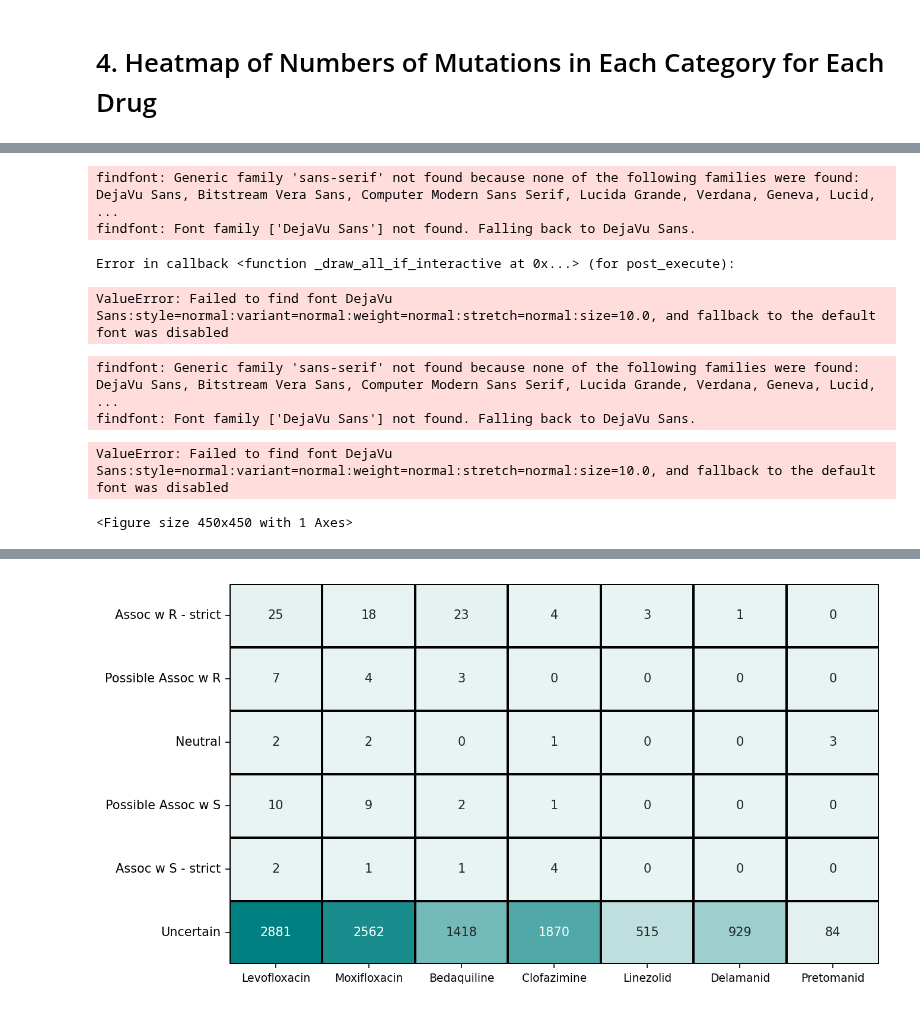
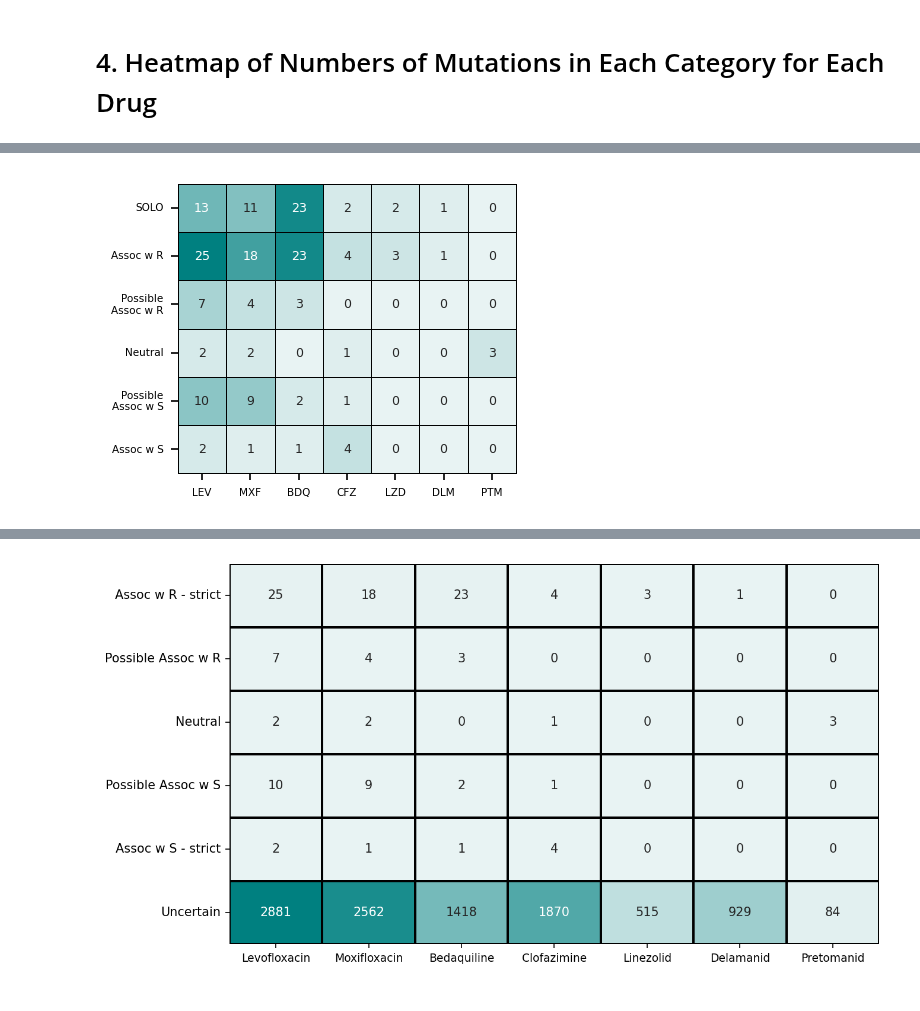
Before and after one commit to farhat-lab/who-analysis, a Jupyter notebook: analysis/who_meeting.ipynb, the cells around one changed output, grey strips where cells are left out. Drawn from its saved outputs; the diff is of its cells as text; code cells hidden in the pictures.

```diff
--- a/analysis/who_meeting.ipynb
+++ b/analysis/who_meeting.ipynb
@@ -953,33 +968,28 @@ test
 # %%
 plot_width = 3
 fig, ax = plt.subplots(figsize=(3, 3))
 
-# sns.heatmap(
-#             data=test.T,
-#             cmap=sns.light_palette("teal", as_cmap=True),
-#             vmin=0,
-#             # vmax=1,
-#             cbar=False,
-#             square=True,
-#             annot=True,
-#             annot_kws={"size": 6},
-#             fmt='g',
-#             linewidths=0.25,
-#             linecolor='black',
-#             ax=ax
-#            )
+sns.heatmap(
+            data=test,
+            cmap=sns.light_palette("teal", as_cmap=True),
+            vmin=0,
+            # vmax=1,
+            cbar=False,
+            square=True,
+            annot=True,
+            annot_kws={"size": 6},
+            fmt='g',
+            linewidths=0.25,
+            linecolor='black',
+            ax=ax,
+            clip_on=False
+           )
 
-# plt.xticks(fontsize=5, rotation='horizontal')
-# plt.yticks(fontsize=5.5)
-# plt.xlabel("")
-# plt.ylabel("")
-# plt.tight_layout()
+plt.xticks(fontsize=5)
+plt.yticks(fontsize=5)
+plt.xlabel("")
+plt.ylabel("")
+plt.tight_layout()
+plt.savefig("../results/TBScience/heatmap_counts_with_SOLO", dpi=300)
 # %% [output]
-findfont: Generic family 'sans-serif' not found because none of the following families were found: DejaVu Sans, Bitstream Vera Sans, Computer Modern Sans Serif, Lucida Grande, Verdana, Geneva, Lucid,  ...
-findfont: Font family ['DejaVu Sans'] not found. Falling back to DejaVu Sans.
-Error in callback <function _draw_all_if_interactive at 0x...> (for post_execute):
-ValueError: Failed to find font DejaVu Sans:style=normal:variant=normal:weight=normal:stretch=normal:size=10.0, and fallback to the default font was disabled
-findfont: Generic family 'sans-serif' not found because none of the following families were found: DejaVu Sans, Bitstream Vera Sans, Computer Modern Sans Serif, Lucida Grande, Verdana, Geneva, Lucid,  ...
-findfont: Font family ['DejaVu Sans'] not found. Falling back to DejaVu Sans.
-ValueError: Failed to find font DejaVu Sans:style=normal:variant=normal:weight=normal:stretch=normal:size=10.0, and fallback to the default font was disabled
-<Figure size 450x450 with 1 Axes>
+[figure, added]
```
Also changed, not shown: parts of 10 cells of this notebook, 22 other files.
